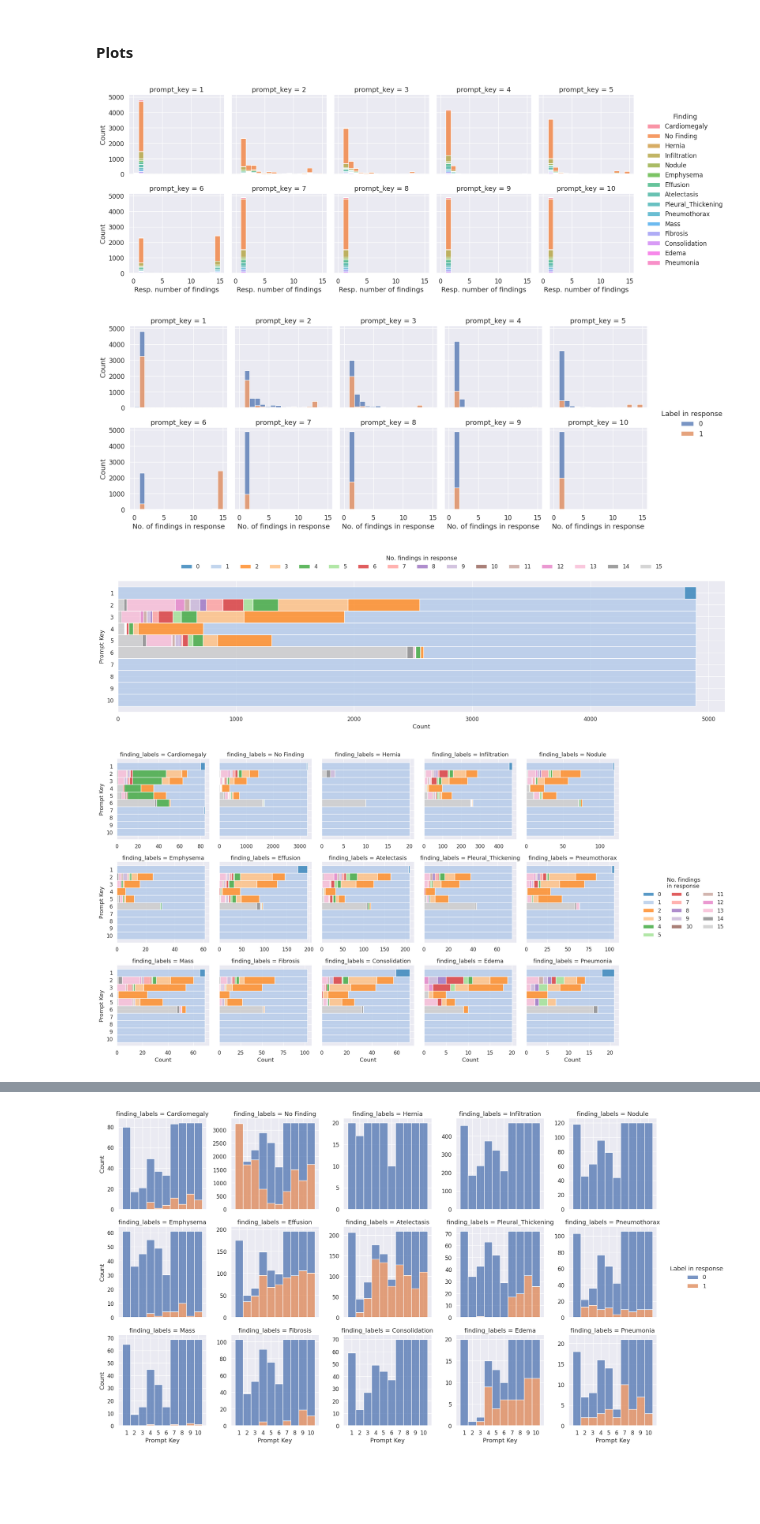
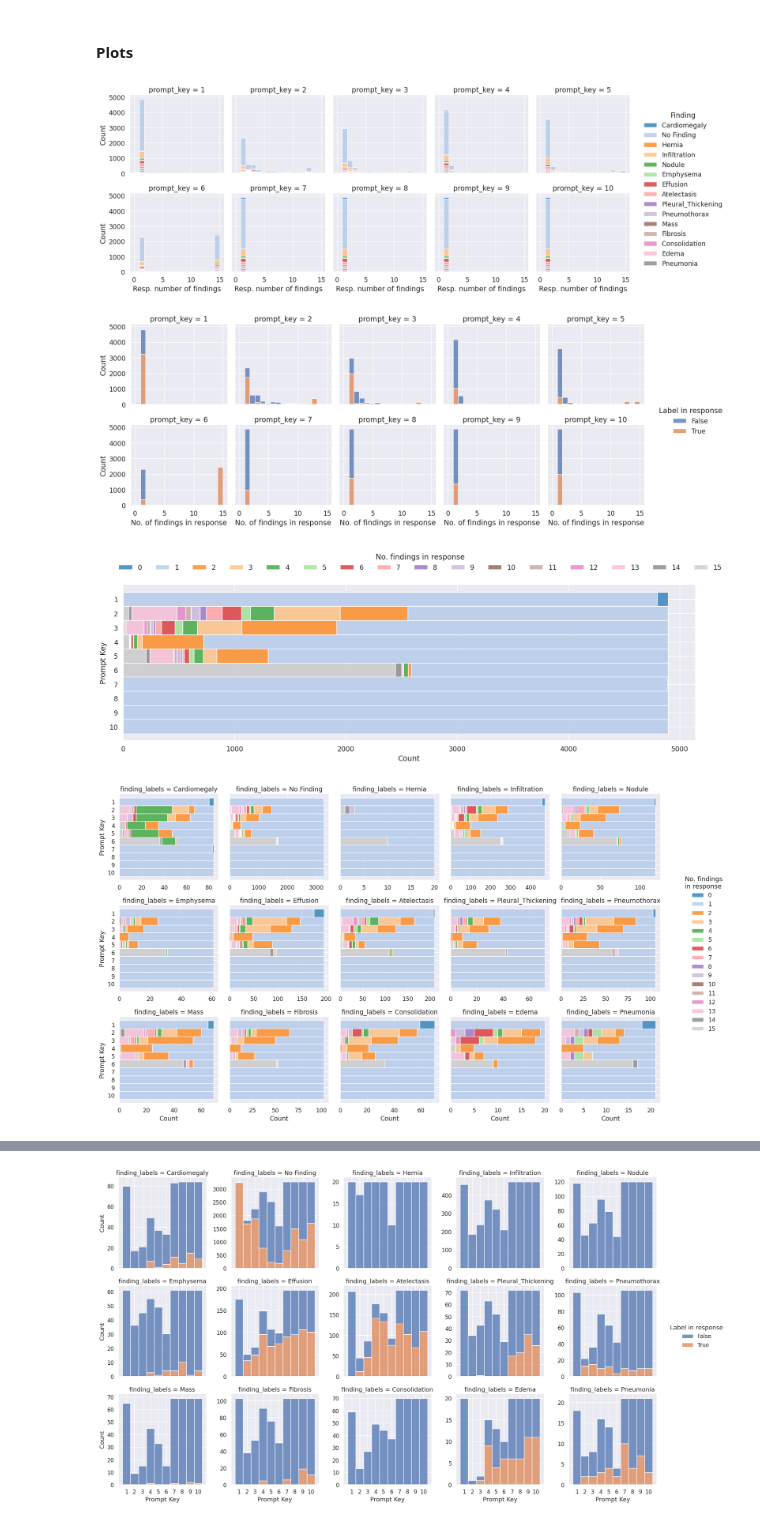
Before and after one commit to mark-rustad/CheXagent, a Jupyter notebook: get_started.ipynb, the cells around one changed output, grey strips where cells are left out. Saved outputs shown, nothing was run; the diff lists cells and outputs as text; code cells hidden in the pictures; blank space fills up the shorter version.

Commit message:
heatmap plots

```diff
--- a/get_started.ipynb
+++ b/get_started.ipynb
@@ -60,16 +60,16 @@ def get_num_findings(string):
 
 def is_label_in_response(series):
     if series["finding_labels"] in series["response"]:
-        return 1
+        return True
     else:
-        return 0
+        return False
 
 
 def is_true_positive(series):
-    if (series["label_in_response"] <= 1) and (series["response_num_findings"] == 1):
-        return 1
+    if series["label_in_response"] and (series["response_num_findings"] == 1):
+        return True
     else:
-        return 0
+        return False
 # %% [markdown]
 ## NIH Chest X-ray dataset
 # %% [markdown]
@@ -347,8 +328,11 @@ warnings.resetwarnings()
 # %% [markdown]
 ###### import results
 # %%
-results = pd.read_csv("output/disease_classification_QA.csv",
-                      usecols=["image_index", "finding_labels", "prompt_key", "response"], dtype=str)
+results = pd.read_csv(
+    "output/disease_classification_QA.csv",
+    usecols=["image_index", "finding_labels", "prompt_key", "response"],
+    dtype=str,
+)
 
 # make "prompt_key" categorical
 results["prompt_key"] = pd.Categorical(results["prompt_key"], ordered=True, categories=[str(x) for x in range(1, 11)])
@@ -384,6 +368,7 @@ g = sns.displot(
     height=3,
     hue="finding_labels",
     multiple="stack",
+    palette="tab20",
 )
 
 g.set_axis_labels(x_var="Resp. number of findings")
@@ -391,7 +376,7 @@ g.legend.set_title("Finding")
 g.tight_layout()
 plt.show()
 # %% [output]
-[figure, old version]
+[figure, new version]
 # %%
 plotdf = results
 plotdf["response_num_findings_grouped"] = plotdf["response_num_findings"].apply(lambda x: 15 if x >= 15 else x)
@@ -412,26 +397,27 @@ sns.move_legend(g, "right", title="Label in response")
 g.tight_layout()
 plt.show()
 # %% [output]
-[figure, old version]
+[figure, new version]
 # %%
 plotdf = results
 plotdf["response_num_findings_grouped"] = plotdf["response_num_findings"].apply(lambda x: 15 if x >= 15 else x)
 
 g = sns.displot(
     data=plotdf,
     # data=plotdf[plotdf["finding_labels"] != "No Finding"],
     y="prompt_key",
     hue="response_num_findings_grouped",
     multiple="stack",
     palette="tab20",
-    aspect=4,
+    aspect=3.2,
 )
+
 g.set_axis_labels(x_var="Count", y_var="Prompt Key")
 sns.move_legend(g, "lower center", bbox_to_anchor=(0.44, 1), ncol=16, title="No. findings in response")
 g.tight_layout()
 plt.show()
 # %% [output]
-[figure, old version]
+[figure, new version]
 # %%
 plotdf = results
 plotdf["response_num_findings_grouped"] = plotdf["response_num_findings"].apply(lambda x: 15 if x >= 15 else x)
@@ -450,11 +436,11 @@ g = sns.displot(
 )
 
 g.set_axis_labels(x_var="Count", y_var="Prompt Key")
-sns.move_legend(g, "right", ncol=3, title="No. findings\nin response")
+sns.move_legend(g, "center left", bbox_to_anchor=(0.85, 0.5), title="No. findings\nin response")
 g.tight_layout()
 plt.show()
 # %% [output]
-[figure, old version]
+[figure, new version]
 # %%
 sns.set_theme(context="notebook", style="darkgrid", font_scale=1.10)
 
```
Also changed, not shown: parts of 15 cells of this notebook, 2 other files.
